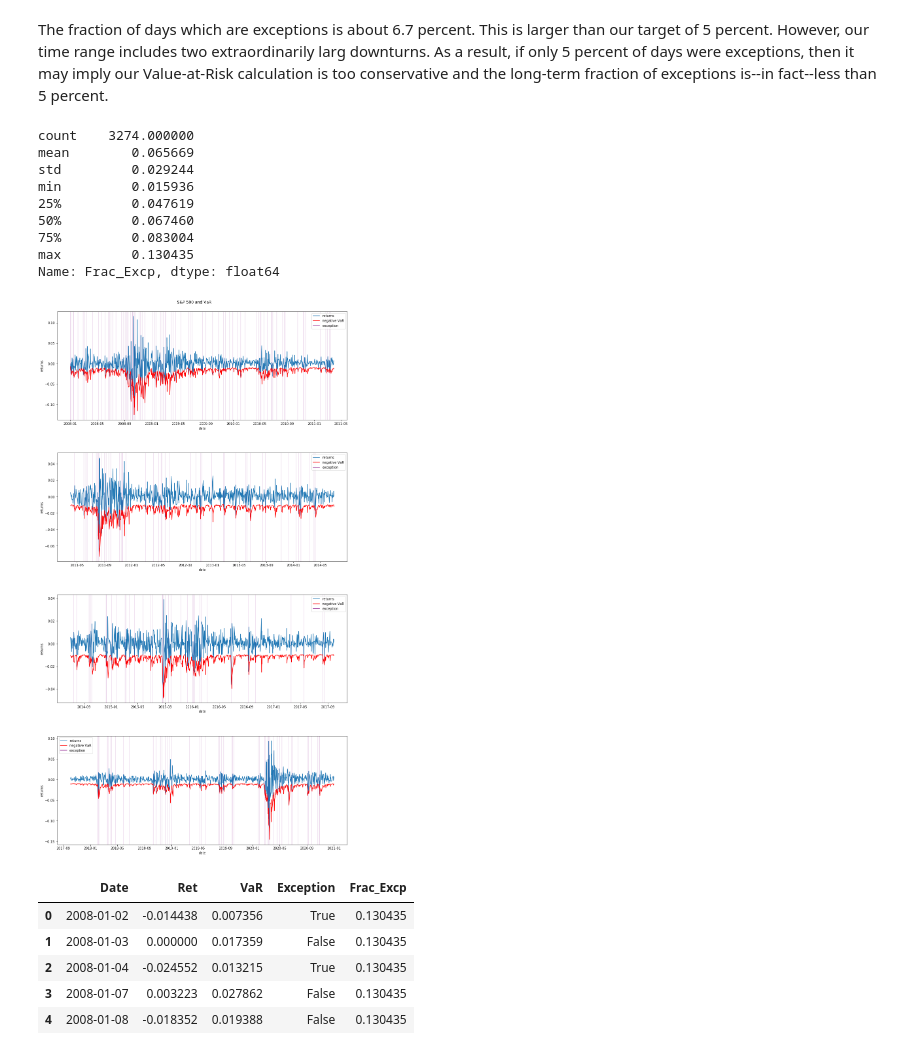
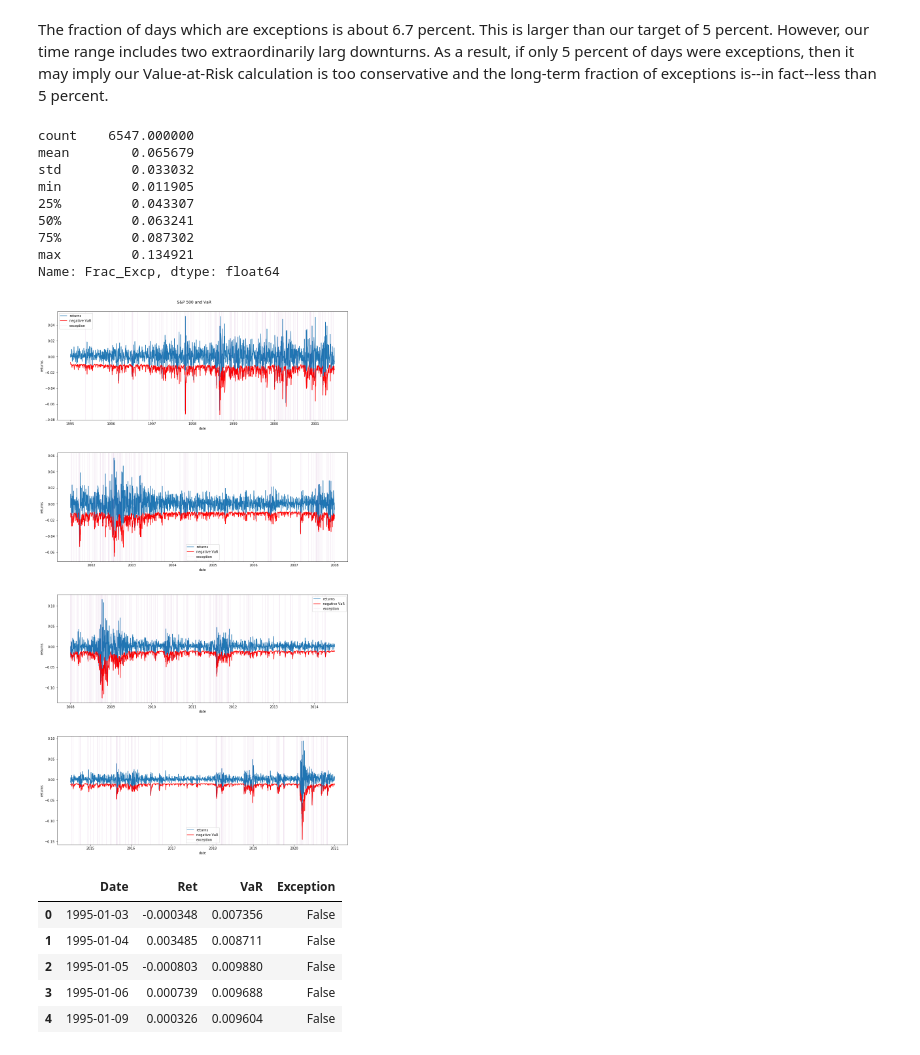
Before and after one commit to charlesrambo/risk_management, a Jupyter notebook: GARCH.ipynb, the cells around one changed output. Cells and saved outputs as stored; diff of their text form; code cells hidden in the pictures.

```diff
--- a/GARCH.ipynb
+++ b/GARCH.ipynb
@@ -44,8 +44,8 @@ sp500 = sp500[['Date', 'Ret']]
 # Fill missing values with 0
 sp500['Ret'] = sp500['Ret'].fillna(0)
 
-# Only consider observations from the year 2008 to 2020, inclusive
-sp500 = sp500.loc[(sp500['Date'].dt.year >= 2008) & (sp500['Date'].dt.year < 2021), :].reset_index(drop = True)
+# Only consider observations from the year 1995 to 2020, inclusive
+sp500 = sp500.loc[(sp500['Date'].dt.year >= 1995) & (sp500['Date'].dt.year < 2021), :].reset_index(drop = True)
 
 sp500.head()
 # %% [output]
@@ -140,58 +140,60 @@ sp500['Exception'] = 0 - sp500['VaR'] > sp500['Ret']
 # %% [markdown]
 The fraction of days which are exceptions is about 6.7 percent. This is larger than our target of 5 percent. However, our time range includes two extraordinarily larg downturns. As a result, if only 5 percent of days were exceptions, then it may imply our Value-at-Risk calculation is too conservative and the long-term fraction of exceptions is--in fact--less than 5 percent.
 # %%
-sp500['Frac_Excp'] = sp500.groupby(sp500['Date'].dt.year)['exception'].transform('mean')
+sp500['Frac_Excp'] = sp500.groupby(sp500['Date'].dt.year)['Exception'].transform('mean')
 
 sp500['Frac_Excp'].describe()
 # %% [output]
-count    3274.000000
-mean        0.065669
-std         0.029244
-min         0.015936
-25%         0.047619
-50%         0.067460
-75%         0.083004
-max         0.130435
+count    6547.000000
+mean        0.065679
+std         0.033032
+min         0.011905
+25%         0.043307
+50%         0.063241
+75%         0.087302
+max         0.134921
 Name: Frac_Excp, dtype: float64
 # %%
 # Number of rows
 k = 4
 
 # Plot returns
 n = len(sp500)/k
 
 fig, ax = plt.subplots(k, 1, figsize = (15,25))
 
 for i in range(k):
 
     ax[i].plot(sp500.loc[(i * n):(i * n + n - 1), 'Date'], sp500.loc[(i * n):(i * n + n - 1), 'Ret'], label = 'returns')
     ax[i].plot(sp500.loc[(i * n):(i * n + n - 1), 'Date'], 0 - sp500.loc[(i * n):(i * n + n - 1), 'VaR'], color = 'red',
                label = 'negative VaR')
-    ax[i].plot([], [], label = "exception", color = 'purple')
+    ax[i].plot([], [], label = "exception", color = 'purple', linewidth = 0.1)
     ax[i].set_xlabel('date')
     ax[i].set_ylabel('returns')
     ax[i].legend()
 
     for j in range(int(i * n), int(i * n + n)):
 
-        if sp500.loc[j, 'exception'] == True:
+        if sp500.loc[j, 'Exception'] == True:
 
-            ax[i].axvline(x = sp500.loc[j, 'Date'], color = 'purple', linewidth = 0.2)
+            ax[i].axvline(x = sp500.loc[j, 'Date'], color = 'purple', linewidth = 0.1)
 
 fig.suptitle('S&P 500 and VaR')
 plt.tight_layout(pad = 7)
 
 plt.show()
 # %% [output]
-[figure, old version]
+[figure, new version]
 # %%
+sp500.drop(columns = ['Frac_Excp'], inplace = True)
+
 sp500.to_csv('GARCH_VaR_SP500.csv', index = False)
 
 sp500.head()
 # %% [output]
-|  | Date | Ret | VaR | Exception | Frac_Excp |
-| 0 | 2008-01-02 | -0.014438 | 0.007356 | True | 0.130435 |
-| 1 | 2008-01-03 | 0.000000 | 0.017359 | False | 0.130435 |
-| 2 | 2008-01-04 | -0.024552 | 0.013215 | True | 0.130435 |
-| 3 | 2008-01-07 | 0.003223 | 0.027862 | False | 0.130435 |
-| 4 | 2008-01-08 | -0.018352 | 0.019388 | False | 0.130435 |
+|  | Date | Ret | VaR | Exception |
+| 0 | 1995-01-03 | -0.000348 | 0.007356 | False |
+| 1 | 1995-01-04 | 0.003485 | 0.008711 | False |
+| 2 | 1995-01-05 | -0.000803 | 0.009880 | False |
+| 3 | 1995-01-06 | 0.000739 | 0.009688 | False |
+| 4 | 1995-01-09 | 0.000326 | 0.009604 | False |
```
Also changed, not shown: parts of 2 cells of this notebook.
